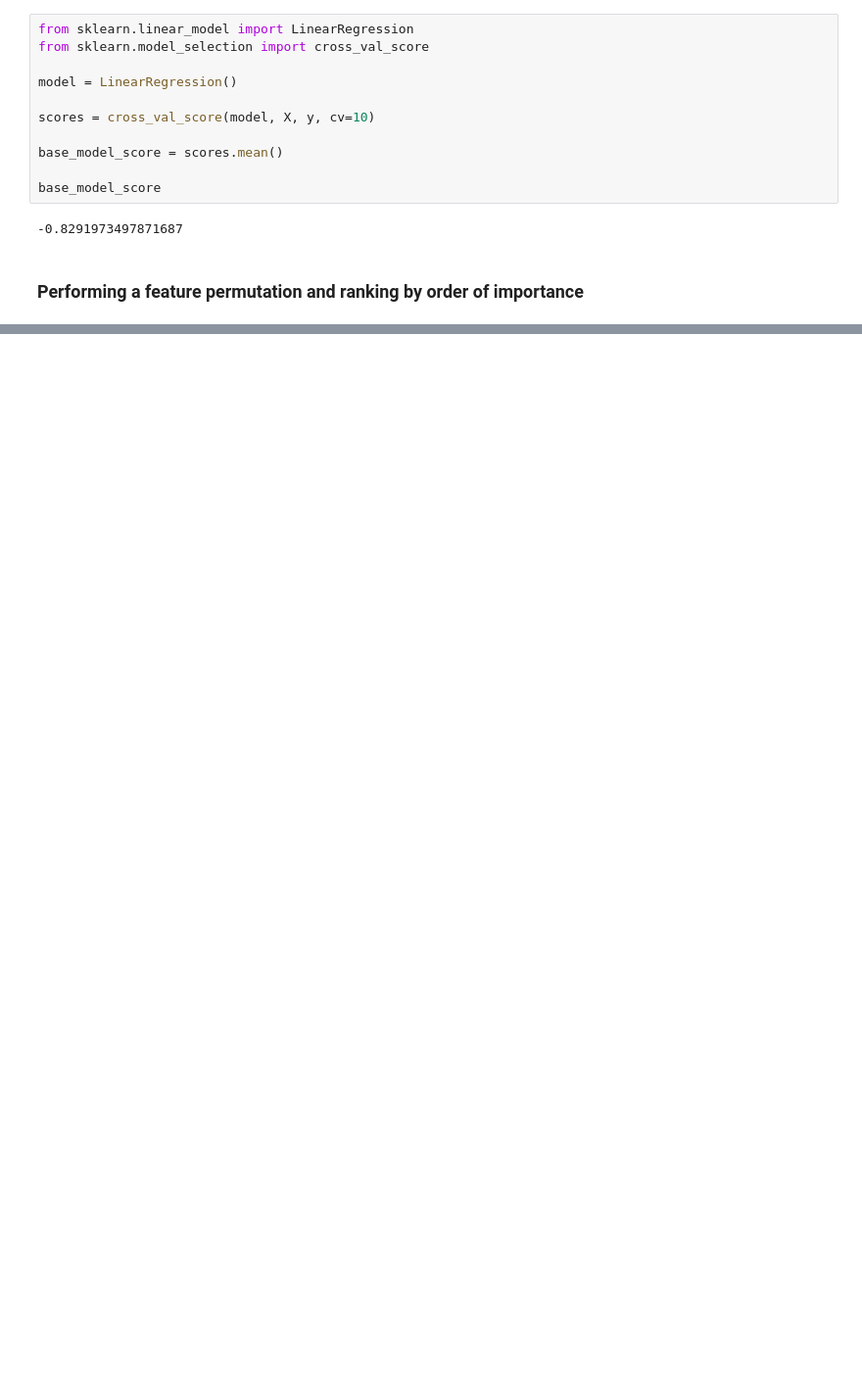
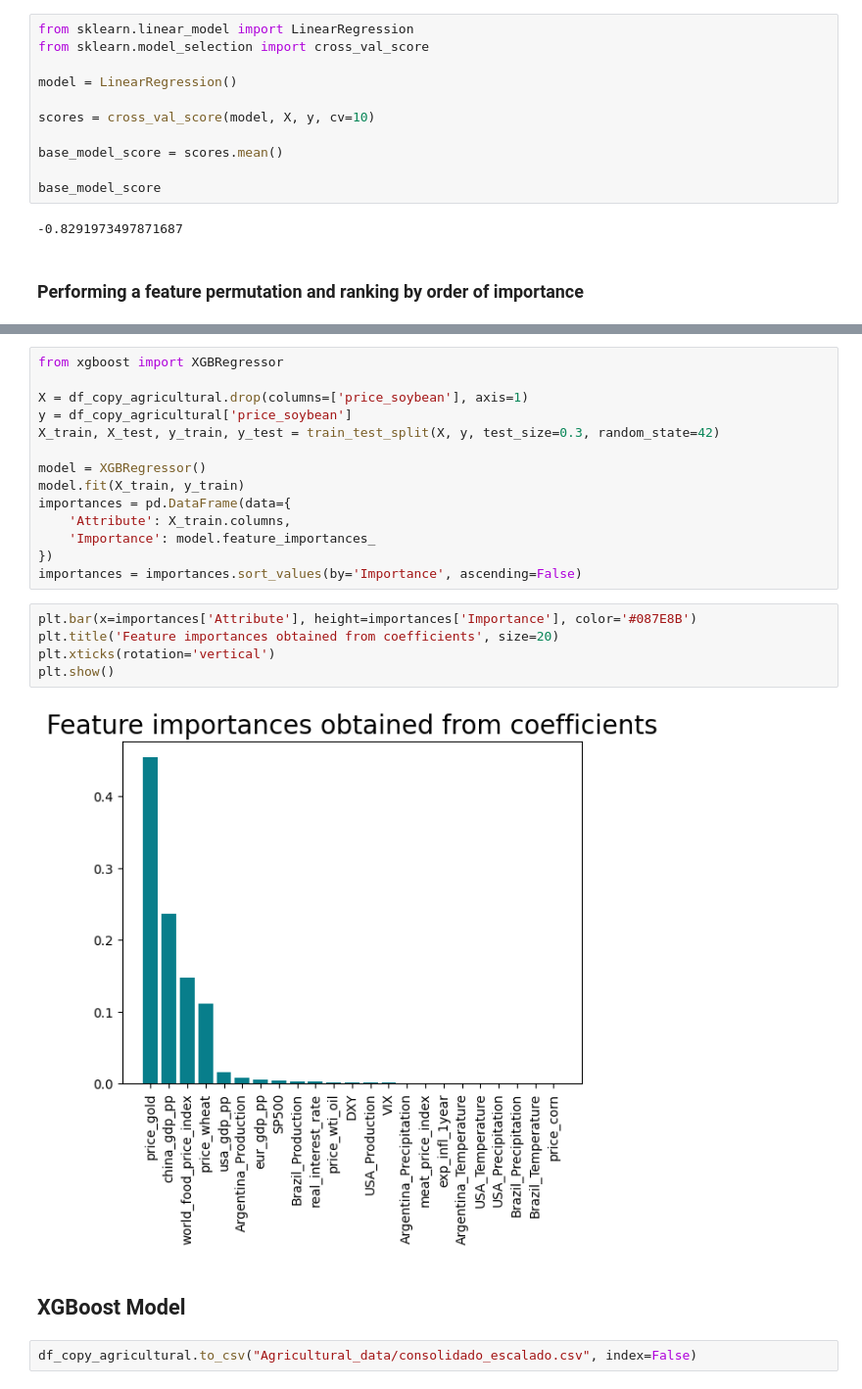
Before and after one commit to tquirelli/Agricultural_Market_Predictions, a Jupyter notebook: Agricultural_Analysis_Data.ipynb, the cells around one changed output, grey strips where cells are left out. Shown at 98% size. Saved outputs shown, nothing was run; the diff lists cells and outputs as text; blank space fills up the shorter version.

Commit message:
Progress on xgboost

```diff
--- a/Agricultural_Analysis_Data.ipynb
+++ b/Agricultural_Analysis_Data.ipynb
@@ -791,0 +857,25 @@ X
+# %%
+from xgboost import XGBRegressor
+
+X = df_copy_agricultural.drop(columns=['price_soybean'], axis=1)
+y = df_copy_agricultural['price_soybean']
+X_train, X_test, y_train, y_test = train_test_split(X, y, test_size=0.3, random_state=42)
+
+model = XGBRegressor()
+model.fit(X_train, y_train)
+importances = pd.DataFrame(data={
+    'Attribute': X_train.columns,
+    'Importance': model.feature_importances_
+})
+importances = importances.sort_values(by='Importance', ascending=False)
+# %%
+plt.bar(x=importances['Attribute'], height=importances['Importance'], color='#087E8B')
+plt.title('Feature importances obtained from coefficients', size=20)
+plt.xticks(rotation='vertical')
+plt.show()
+# %% [output]
+[figure, added]
+# %% [markdown]
+## XGBoost Model
+# %%
+df_copy_agricultural.to_csv("Agricultural_data/consolidado_escalado.csv", index=False)
```
Also changed, not shown: parts of 36 cells of this notebook.
